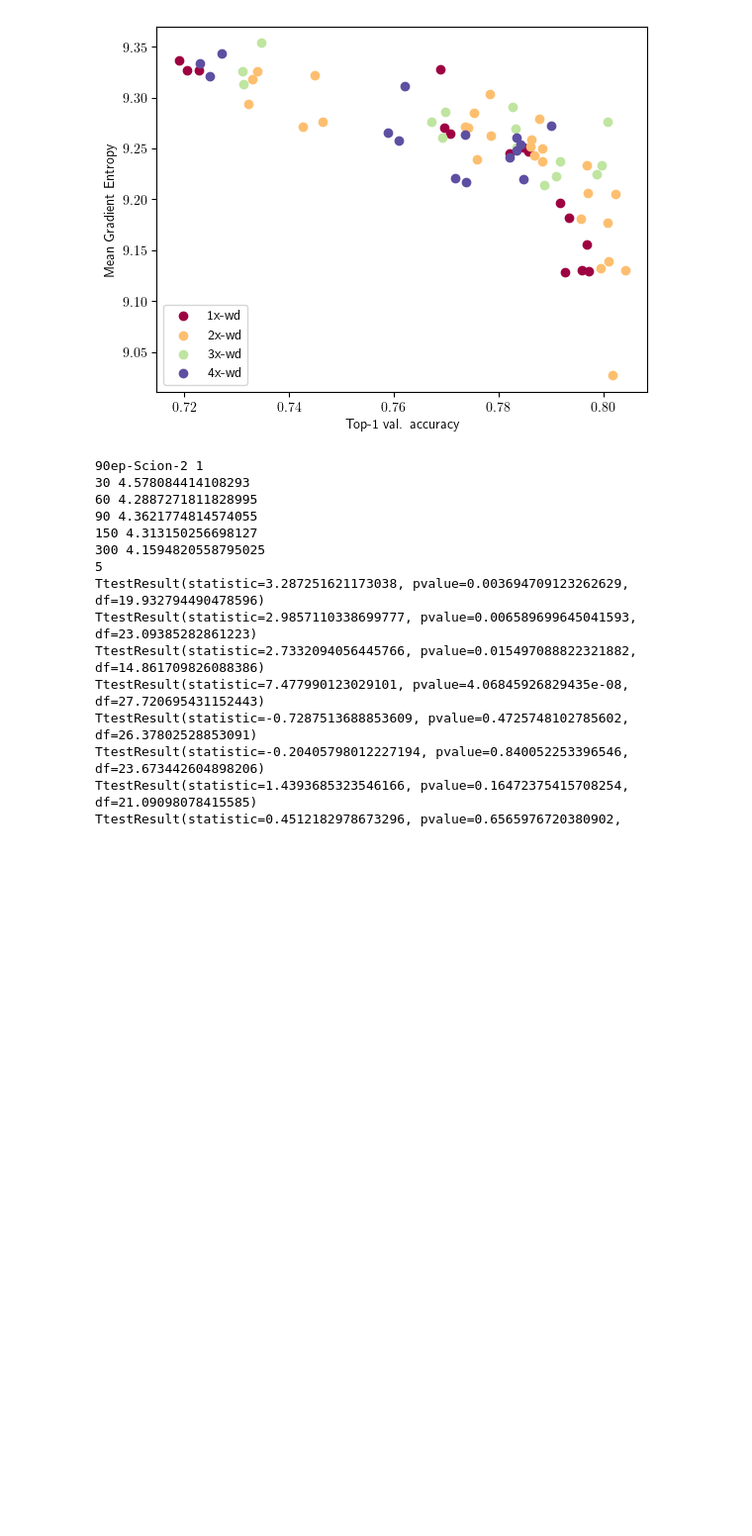
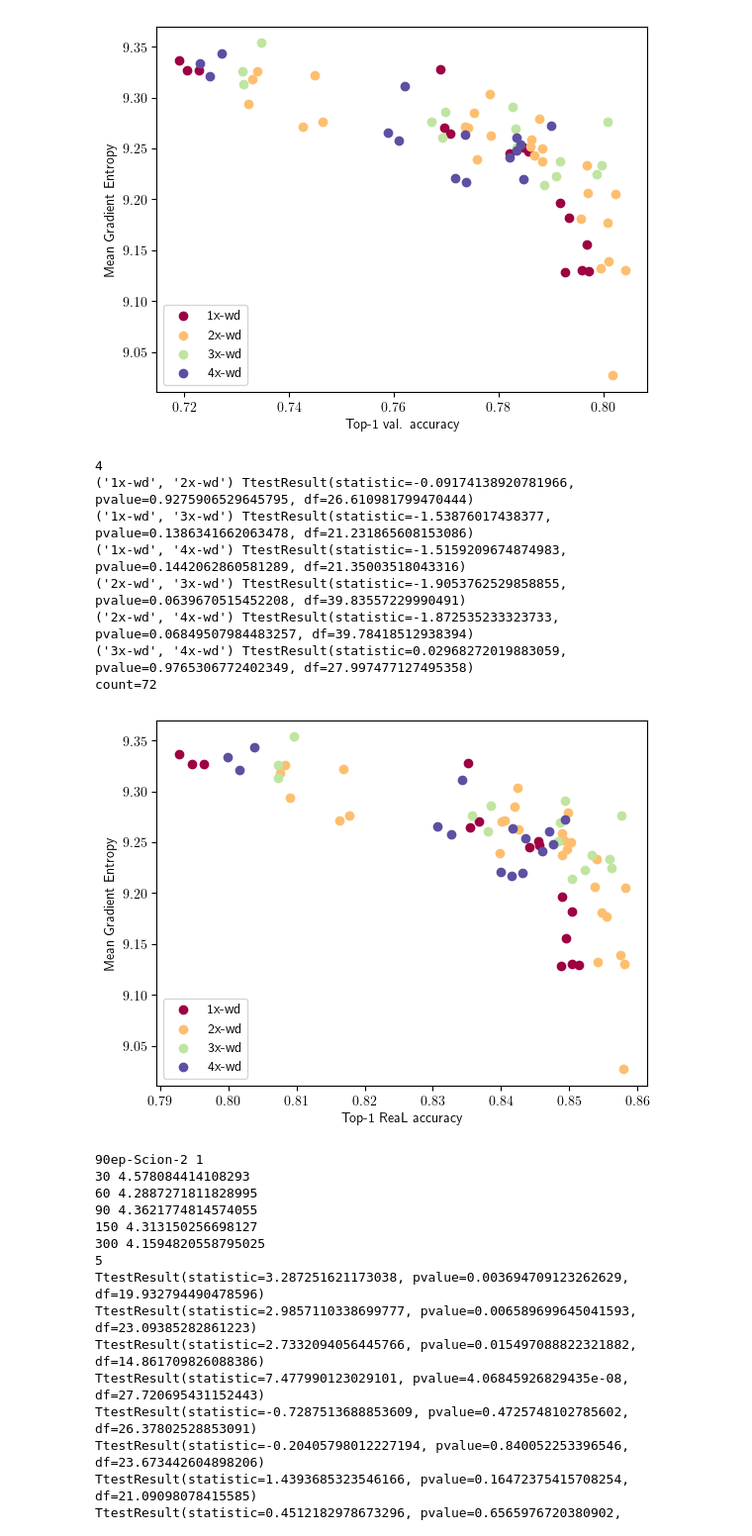
Before and after one commit to EIFY/mup-vit, a Jupyter notebook: notebooks/sweep_eval.ipynb, the cells around one changed output. Shown at 99% size. Saved outputs shown, nothing was run; the diff lists cells and outputs as text; code cells hidden in the pictures; blank space fills up the shorter version.

Commit message:
ReaL plot & combined tables for convenience

```diff
--- a/notebooks/sweep_eval.ipynb
+++ b/notebooks/sweep_eval.ipynb
@@ -165,6 +165,13 @@ real_labels.get_accuracy()
 # %% [output]
 {1: 0.851442235839187, 5: 0.9638960650767555}
 # %%
+import json
+import os
+
+import numpy as np
+
+ROOT = "/media/jason-chou/T31/imagenet-runs/logs"
+
 scion_runs = []
 for postfix in ['', '-0', '-1', '-2']:
     for ep in [30, 60, 90, 150, 300]:
@@ -452,6 +459,63 @@ matplotlib.rcParams['axes.prop_cycle'] = old_cycle
 ('3x-wd', '4x-wd') TtestResult(statistic=0.02968272019883059, pvalue=0.9765306772402349, df=27.997477127495358)
 count=72
 [figure]
+# %%
+field = 'best_real_acc1'
+
+all_wd = list(range(1, 5))
+old_cycle = matplotlib.rcParams['axes.prop_cycle']
+matplotlib.rcParams['axes.prop_cycle'] = cycler('color', plt.cm.Spectral(np.linspace(0, 1, len(all_wd))))
+data = {f"{wd}x-wd": [] for wd in all_wd}
+count = 0
+
+for run in os.listdir(ROOT):
+    if os.path.isdir(os.path.join(ROOT, run)) and (run in scion_runs or ('Scion' in run and 'lower-scale' in run)):
+        count += 1
+        for wd in all_wd:
+            if (key := f"{wd}x-wd") in run:
+                arr = np.load(os.path.join(ROOT, run, 'val_entropy.npy'))
+                path = os.path.join(ROOT, run, "acc.json")
+                with open(path) as f:
+                    d = json.load(f)
+                data[key].append((d[field], np.mean(arr)))
+                break
+        else:
+            wd = 1
+            key = f"{wd}x-wd"
+            arr = np.load(os.path.join(ROOT, run, 'val_entropy.npy'))
+            path = os.path.join(ROOT, run, "acc.json")
+            with open(path) as f:
+                d = json.load(f)
+            data[key].append((d[field], np.mean(arr)))
+
+ls_y = []
+for s, seq in data.items():
+    x, y = zip(*seq)
+    ls_y.append((s, y))
+    plt.scatter(x, y, label=str(s))
+
+print(len(ls_y))
+for pair in itertools.combinations(ls_y, r=2):
+    (ls1, a), (ls2, b) = pair
+    print((ls1, ls2), ttest_ind(a, b, equal_var=False))
+
+print(f"{count=}")
+plt.legend(loc="lower left")
+plt.xlabel("Top-1 ReaL accuracy")
+plt.ylabel("Mean Gradient Entropy")
+plt.savefig("scion_grad_entropy_vs_wd_real.png")
+plt.show()
+matplotlib.rcParams['axes.prop_cycle'] = old_cycle
+# %% [output]
+4
+('1x-wd', '2x-wd') TtestResult(statistic=-0.09174138920781966, pvalue=0.9275906529645795, df=26.610981799470444)
+('1x-wd', '3x-wd') TtestResult(statistic=-1.53876017438377, pvalue=0.1386341662063478, df=21.231865608153086)
+('1x-wd', '4x-wd') TtestResult(statistic=-1.5159209674874983, pvalue=0.1442062860581289, df=21.35003518043316)
+('2x-wd', '3x-wd') TtestResult(statistic=-1.9053762529858855, pvalue=0.0639670515452208, df=39.83557229990491)
+('2x-wd', '4x-wd') TtestResult(statistic=-1.872535233323733, pvalue=0.06849507984483257, df=39.78418512938394)
+('3x-wd', '4x-wd') TtestResult(statistic=0.02968272019883059, pvalue=0.9765306772402349, df=27.997477127495358)
+count=72
+[figure, added]
 # %%
 filename = 'attn_entropy.npy'
 
```
Also changed, not shown: parts of 4 cells of this notebook.
